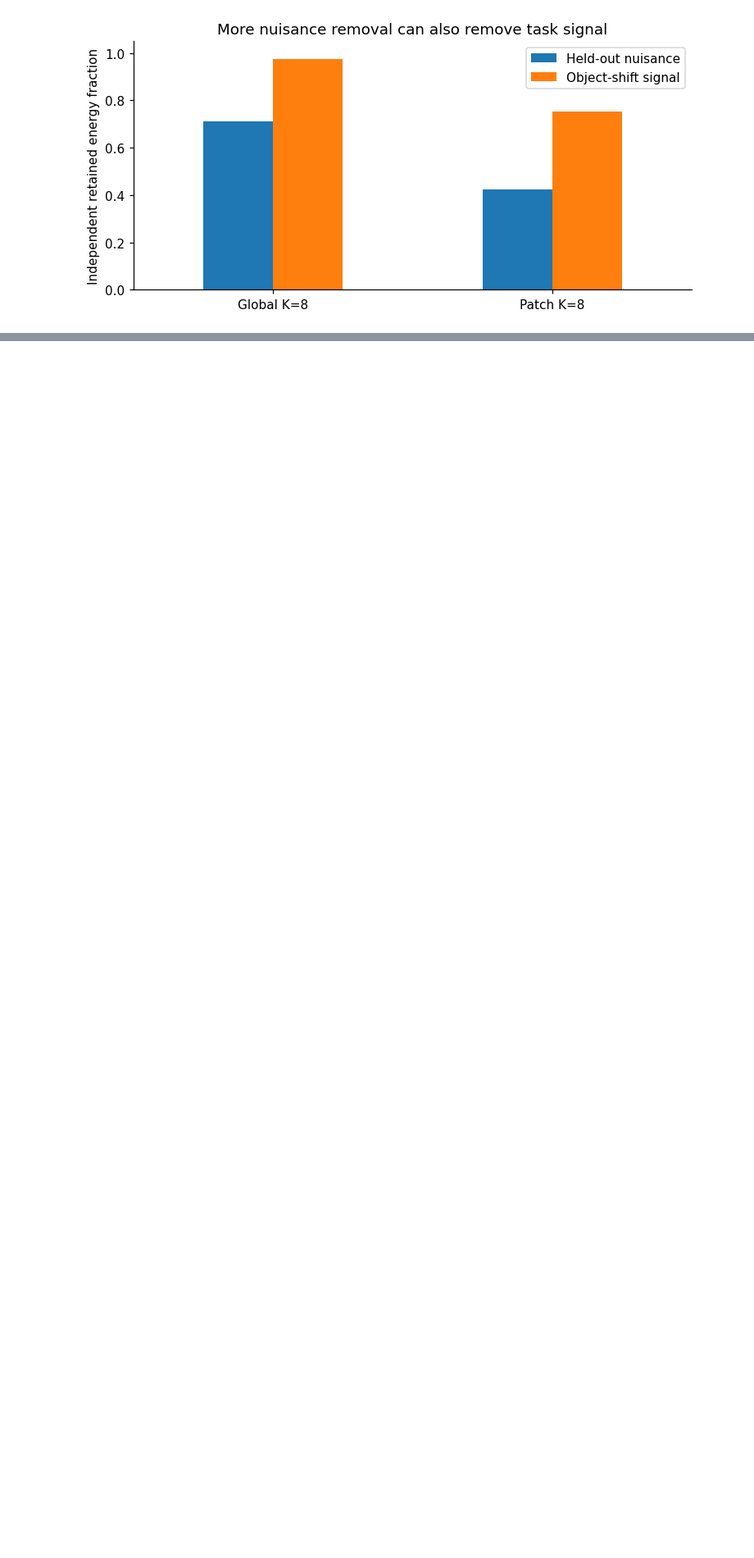
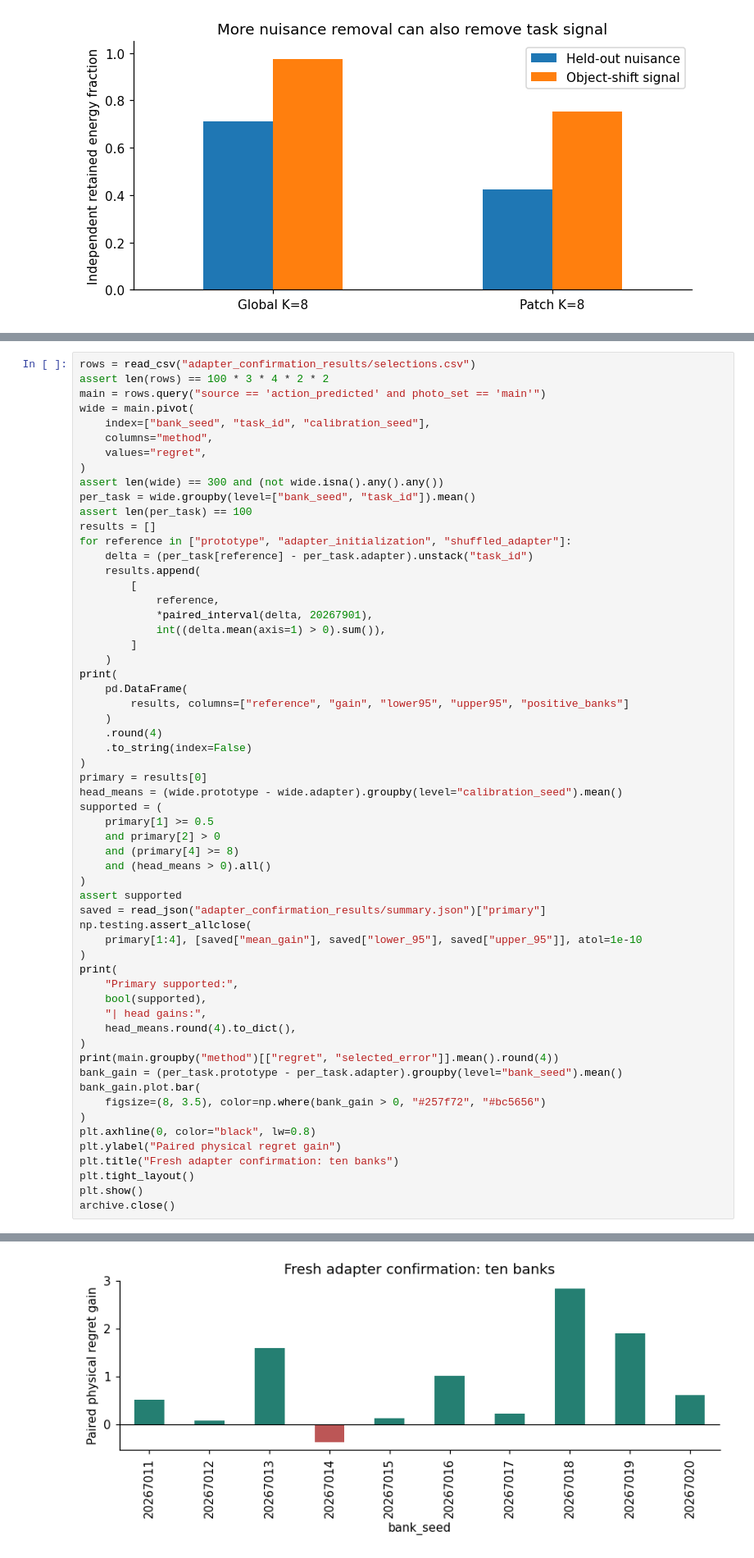
Before and after one commit to AmadeoDeLaVega/JEPA-Planning, a Jupyter notebook: auto_research/01_goal_geometry_and_metrics.ipynb, the cells around one changed output, grey strips where cells are left out. Shown at 82% size. Cells and saved outputs as stored; diff of their text form; blank space fills up the shorter version.

Commit message:
research: add protected metric and adapter confirmation

```diff
--- a/auto_research/01_goal_geometry_and_metrics.ipynb
+++ b/auto_research/01_goal_geometry_and_metrics.ipynb
@@ -188,0 +246,60 @@ archive.close()
+# %%
+rows = read_csv("adapter_confirmation_results/selections.csv")
+assert len(rows) == 100 * 3 * 4 * 2 * 2
+main = rows.query("source == 'action_predicted' and photo_set == 'main'")
+wide = main.pivot(
+    index=["bank_seed", "task_id", "calibration_seed"],
+    columns="method",
+    values="regret",
+)
+assert len(wide) == 300 and (not wide.isna().any().any())
+per_task = wide.groupby(level=["bank_seed", "task_id"]).mean()
+assert len(per_task) == 100
+results = []
+for reference in ["prototype", "adapter_initialization", "shuffled_adapter"]:
+    delta = (per_task[reference] - per_task.adapter).unstack("task_id")
+    results.append(
+        [
+            reference,
+            *paired_interval(delta, 20267901),
+            int((delta.mean(axis=1) > 0).sum()),
+        ]
+    )
+print(
+    pd.DataFrame(
+        results, columns=["reference", "gain", "lower95", "upper95", "positive_banks"]
+    )
+    .round(4)
+    .to_string(index=False)
+)
+primary = results[0]
+head_means = (wide.prototype - wide.adapter).groupby(level="calibration_seed").mean()
+supported = (
+    primary[1] >= 0.5
+    and primary[2] > 0
+    and (primary[4] >= 8)
+    and (head_means > 0).all()
+)
+assert supported
+saved = read_json("adapter_confirmation_results/summary.json")["primary"]
+np.testing.assert_allclose(
+    primary[1:4], [saved["mean_gain"], saved["lower_95"], saved["upper_95"]], atol=1e-10
+)
+print(
+    "Primary supported:",
+    bool(supported),
+    "| head gains:",
+    head_means.round(4).to_dict(),
+)
+print(main.groupby("method")[["regret", "selected_error"]].mean().round(4))
+bank_gain = (per_task.prototype - per_task.adapter).groupby(level="bank_seed").mean()
+bank_gain.plot.bar(
+    figsize=(8, 3.5), color=np.where(bank_gain > 0, "#257f72", "#bc5656")
+)
+plt.axhline(0, color="black", lw=0.8)
+plt.ylabel("Paired physical regret gain")
+plt.title("Fresh adapter confirmation: ten banks")
+plt.tight_layout()
+plt.show()
+archive.close()
+# %% [output]
@@ -188,0 +317 @@ archive.close()
+[figure, added]
```
Also changed, not shown: parts of 6 cells of this notebook.
